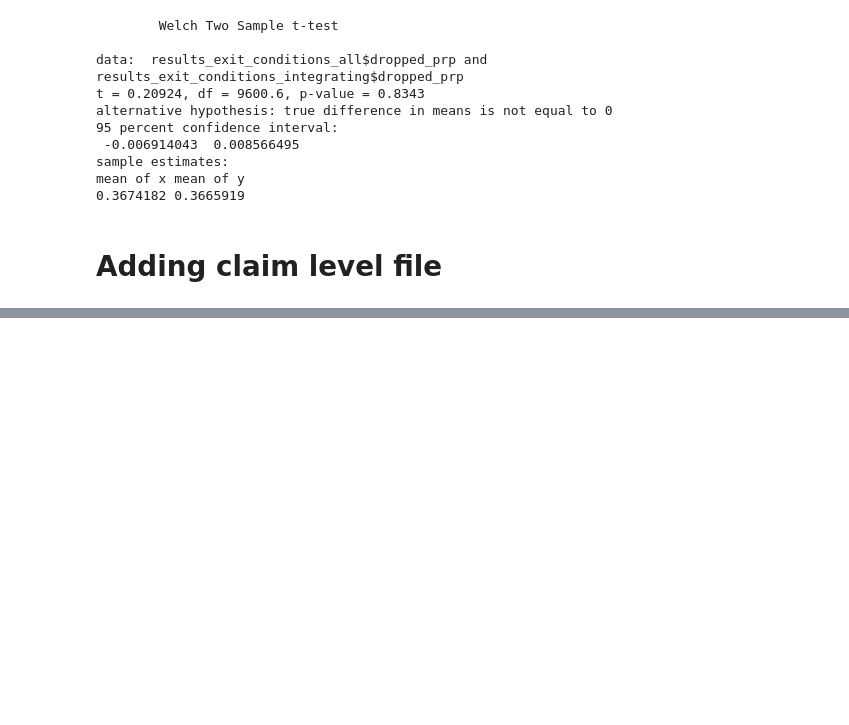
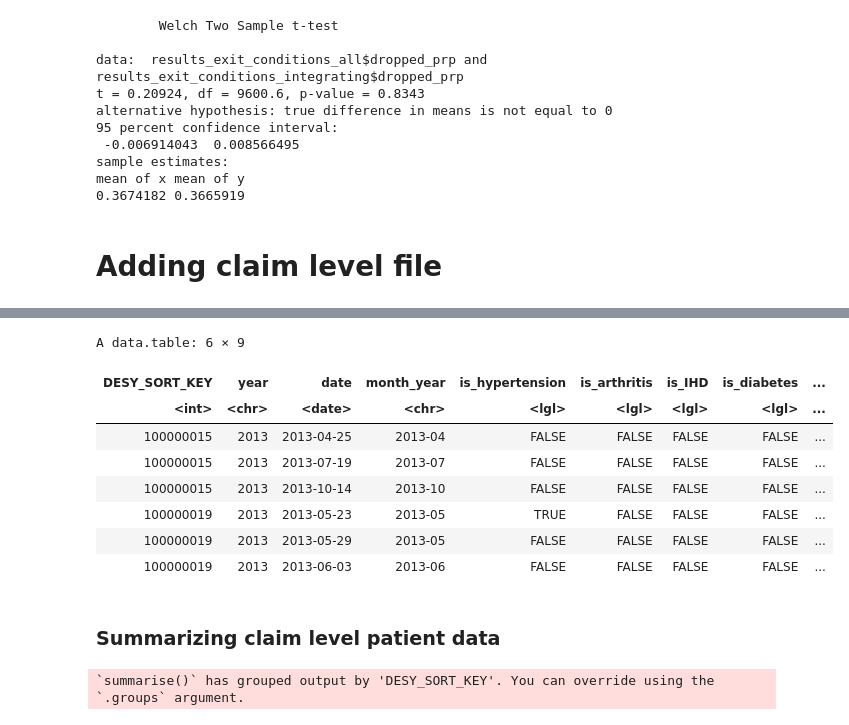
Before and after one commit to F4rbod/CaseMix, a Jupyter notebook: Calculations.ipynb, the cells around one changed output, grey strips where cells are left out. Saved outputs shown, nothing was run; the diff lists cells and outputs as text; code cells hidden in the pictures; blank space fills up the shorter version.

```diff
--- a/Calculations.ipynb
+++ b/Calculations.ipynb
@@ -2004,0 +3848,14 @@ write_fst(claim_outpatient_all_years, "/work/postresearch/Shared/Projects/Data_f
+# %%
+head(conditions_claim_outpatient)
+# %% [output]
+A data.table: 6 × 9
+| DESY_SORT_KEY | year | date | month_year | is_hypertension | is_arthritis | is_IHD | is_diabetes | ... |
+| <int> | <chr> | <date> | <chr> | <lgl> | <lgl> | <lgl> | <lgl> | ... |
+| 100000015 | 2013 | 2013-04-25 | 2013-04 | FALSE | FALSE | FALSE | FALSE | ... |
+| 100000015 | 2013 | 2013-07-19 | 2013-07 | FALSE | FALSE | FALSE | FALSE | ... |
+| 100000015 | 2013 | 2013-10-14 | 2013-10 | FALSE | FALSE | FALSE | FALSE | ... |
+| 100000019 | 2013 | 2013-05-23 | 2013-05 | TRUE | FALSE | FALSE | FALSE | ... |
+| 100000019 | 2013 | 2013-05-29 | 2013-05 | FALSE | FALSE | FALSE | FALSE | ... |
+| 100000019 | 2013 | 2013-06-03 | 2013-06 | FALSE | FALSE | FALSE | FALSE | ... |
+# %% [markdown]
+### Summarizing claim level patient data
@@ -2004,0 +3865,17 @@ write_fst(claim_outpatient_all_years, "/work/postresearch/Shared/Projects/Data_f
+# %%
+summarise_claim_level <- function(data, time_frame = 365) {
+  data %>%
+    group_by(DESY_SORT_KEY, year) %>%
+    summarise(
+      hypertension = sum(is_hypertension, na.rm = T) > 0,
+      arthritis = sum(is_arthritis, na.rm = T) > 0,
+      IHD = sum(is_IHD, na.rm = T) > 0,
+      diabetes = sum(is_diabetes, na.rm = T) > 0,
+      depression = sum(is_depression, na.rm = T) > 0,
+    ) %>%
+    as.data.table()
+}
+
+summary_claim_level_patient_by_year <- summarise_claim_level(claim_level_all_data)
+# %% [output]
+`summarise()` has grouped output by 'DESY_SORT_KEY'. You can override using the `.groups` argument.
```
Also changed, not shown: parts of 22 cells of this notebook, 4 other files.
